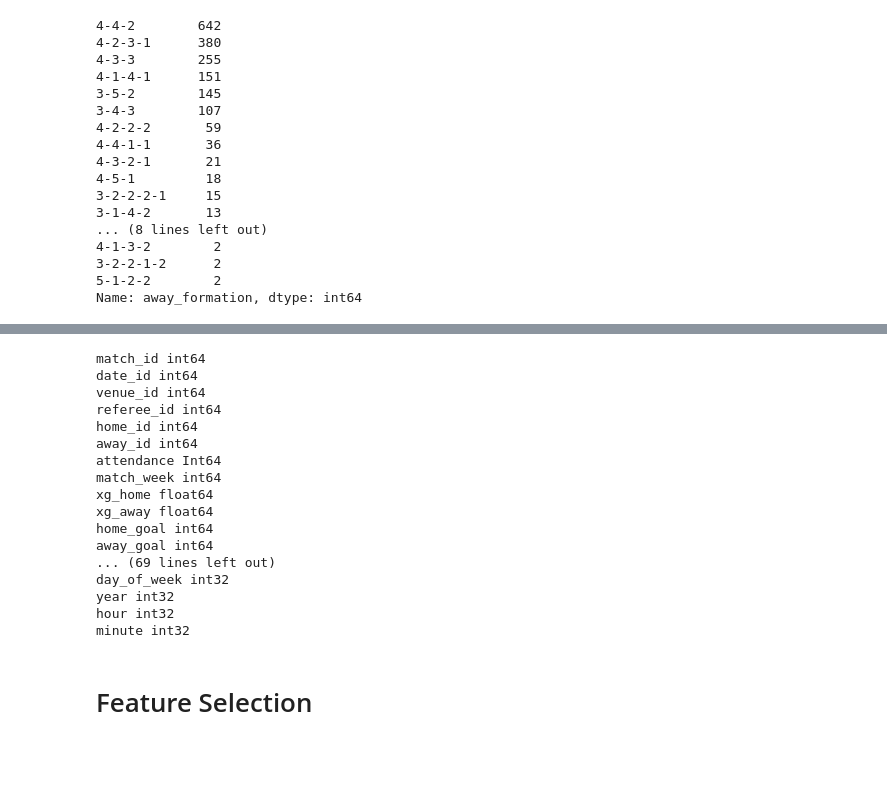
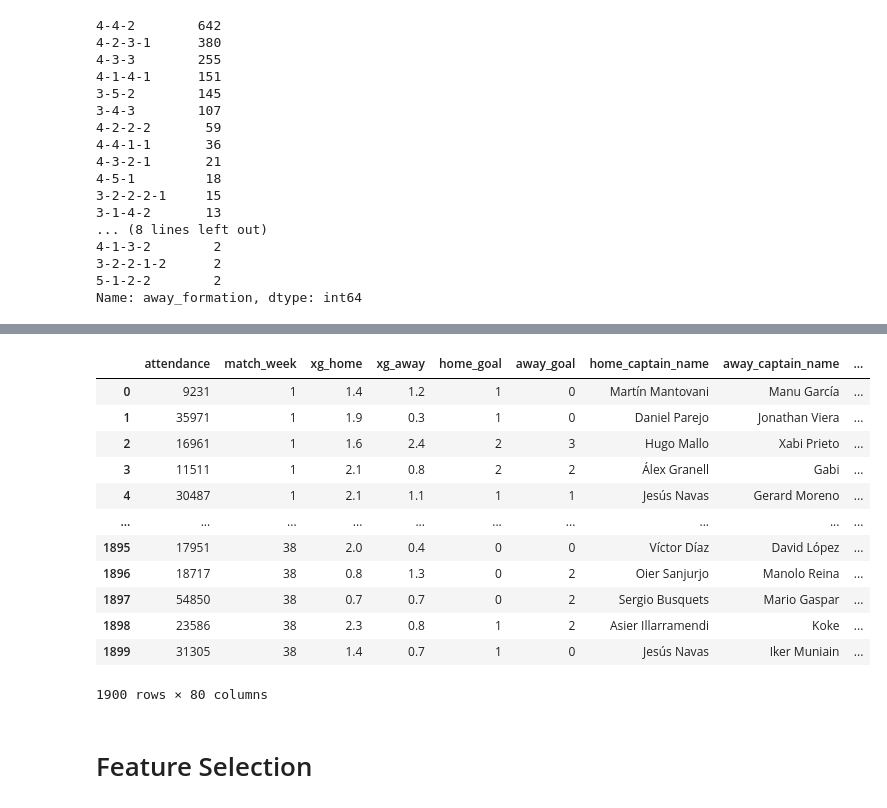
Before and after one commit to natelg1998/laligaproject, a Jupyter notebook: notebooks/data_analysis/laliga_analysis.ipynb, the cells around one changed output, grey strips where cells are left out. Drawn from its saved outputs; the diff is of its cells as text; code cells hidden in the pictures; blank space fills up the shorter version.

```diff
--- a/notebooks/data_analysis/laliga_analysis.ipynb
+++ b/notebooks/data_analysis/laliga_analysis.ipynb
@@ -192,6 +201,15 @@ match_result object
 # %%
 # Fix data types for certain columns
 match_results['attendance'] = match_results['attendance'].astype(pd.Int64Dtype())
+match_results['_date_'] = pd.to_datetime(match_results['_date_'])
+match_results['month'] = match_results['month'].astype('int')
+match_results['day_of_month'] = match_results['day_of_month'].astype('int')
+match_results['day_of_week'] = match_results['day_of_week'].astype('int')
+match_results['year'] = match_results['year'].astype('int')
+match_results['hour'] = match_results['hour'].astype('int')
+match_results['minute'] = match_results['minute'].astype('int')
+match_results['second'] = match_results['second'].astype('int')
+match_results.drop('_day_', axis = 1, inplace = True) # Not needed as i numerically created a day of week column
 # %%
 match_results['home_formation'].value_counts()
 # %% [output]
@@ -281,7 +298,0 @@ match_result object
-# %%
-# create numerical codes for certain columns
-le = LabelEncoder()
-le.fit(match_results[['home_captain_name', 'away_captain_name']].stack().unique())
-match_results['home_captain_id'] = le.transform(match_results['home_captain_name'])
-match_results['away_captain_id'] = le.transform(match_results['away_captain_name'])
-match_results['match_result_code'] = match_results['match_result'].replace({'HW' : 0, 'AW':1, 'D':2})
@@ -412,21 +299,16 @@ match_merge
-# %%
-for i,v in match_merge.dtypes.iteritems():
-    print(i, v)
-# %% [output]
-match_id int64
-date_id int64
-venue_id int64
-referee_id int64
-home_id int64
-away_id int64
-attendance Int64
-match_week int64
-xg_home float64
-xg_away float64
-home_goal int64
-away_goal int64
-... (69 lines left out)
-day_of_week int32
-year int32
-hour int32
-minute int32
+# %%
+match_results
+# %% [output]
+|  | attendance | match_week | xg_home | xg_away | home_goal | away_goal | home_captain_name | away_captain_name | ... |
+| 0 | 9231 | 1 | 1.4 | 1.2 | 1 | 0 | Martín Mantovani | Manu García | ... |
+| 1 | 35971 | 1 | 1.9 | 0.3 | 1 | 0 | Daniel Parejo | Jonathan Viera | ... |
+| 2 | 16961 | 1 | 1.6 | 2.4 | 2 | 3 | Hugo Mallo | Xabi Prieto | ... |
+| 3 | 11511 | 1 | 2.1 | 0.8 | 2 | 2 | Álex Granell | Gabi | ... |
+| 4 | 30487 | 1 | 2.1 | 1.1 | 1 | 1 | Jesús Navas | Gerard Moreno | ... |
+| ... | ... | ... | ... | ... | ... | ... | ... | ... | ... |
+| 1895 | 17951 | 38 | 2.0 | 0.4 | 0 | 0 | Víctor Díaz | David López | ... |
+| 1896 | 18717 | 38 | 0.8 | 1.3 | 0 | 2 | Oier Sanjurjo | Manolo Reina | ... |
+| 1897 | 54850 | 38 | 0.7 | 0.7 | 0 | 2 | Sergio Busquets | Mario Gaspar | ... |
+| 1898 | 23586 | 38 | 2.3 | 0.8 | 1 | 2 | Asier Illarramendi | Koke | ... |
+| 1899 | 31305 | 38 | 1.4 | 0.7 | 1 | 0 | Jesús Navas | Iker Muniain | ... |
+1900 rows × 80 columns
```
Also changed, not shown: parts of 19 cells of this notebook.
